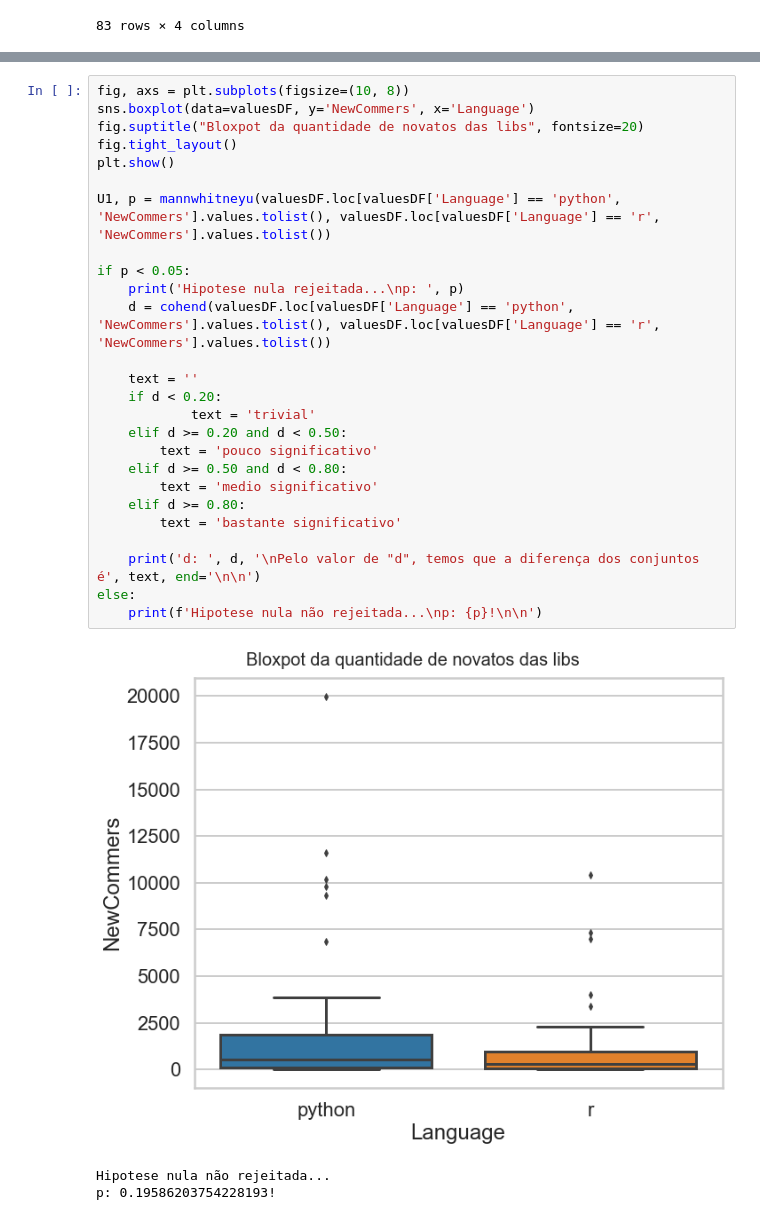
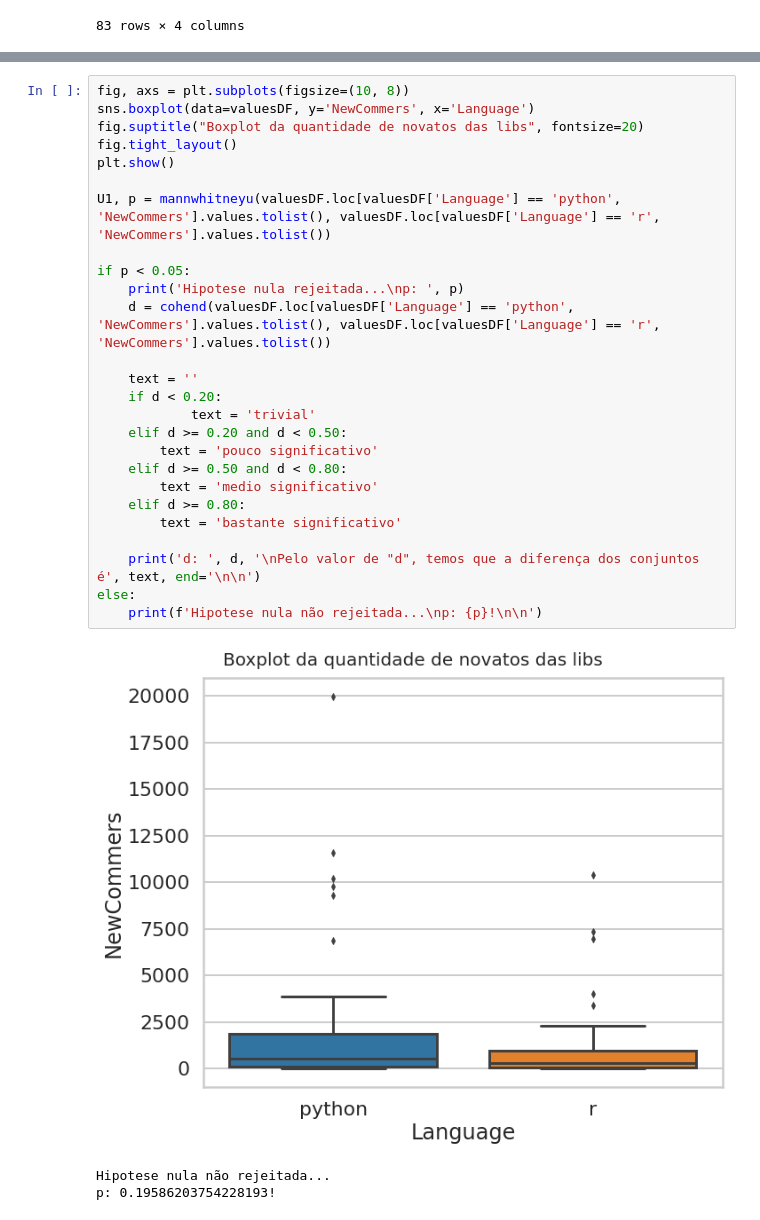
Before and after one commit to JuanFSR/EngenhariaEmpirica, a Jupyter notebook: 4. visualizacao.ipynb, the cells around one changed output, grey strips where cells are left out. Cells and saved outputs as stored; diff of their text form.

```diff
--- a/4. visualizacao.ipynb
+++ b/4. visualizacao.ipynb
@@ -251,30 +253,30 @@ p: 0.18356483540185897!
 # %%
 fig, axs = plt.subplots(figsize=(10, 8))
 sns.boxplot(data=valuesDF, y='NewCommers', x='Language')
-fig.suptitle("Bloxpot da quantidade de novatos das libs", fontsize=20)
+fig.suptitle("Boxplot da quantidade de novatos das libs", fontsize=20)
 fig.tight_layout()
 plt.show()
 
 U1, p = mannwhitneyu(valuesDF.loc[valuesDF['Language'] == 'python', 'NewCommers'].values.tolist(), valuesDF.loc[valuesDF['Language'] == 'r', 'NewCommers'].values.tolist())
 
 if p < 0.05:
     print('Hipotese nula rejeitada...\np: ', p)
     d = cohend(valuesDF.loc[valuesDF['Language'] == 'python', 'NewCommers'].values.tolist(), valuesDF.loc[valuesDF['Language'] == 'r', 'NewCommers'].values.tolist())
 
     text = ''
     if d < 0.20:
             text = 'trivial'
     elif d >= 0.20 and d < 0.50:
         text = 'pouco significativo'
     elif d >= 0.50 and d < 0.80:
         text = 'medio significativo'
     elif d >= 0.80:
         text = 'bastante significativo'
 
     print('d: ', d, '\nPelo valor de "d", temos que a diferença dos conjuntos é', text, end='\n\n')
 else:
     print(f'Hipotese nula não rejeitada...\np: {p}!\n\n')
 # %% [output]
-[figure, old version]
+[figure, new version]
 Hipotese nula não rejeitada...
 p: 0.19586203754228193!
```
Also changed, not shown: parts of 11 cells of this notebook, 3 other files.
